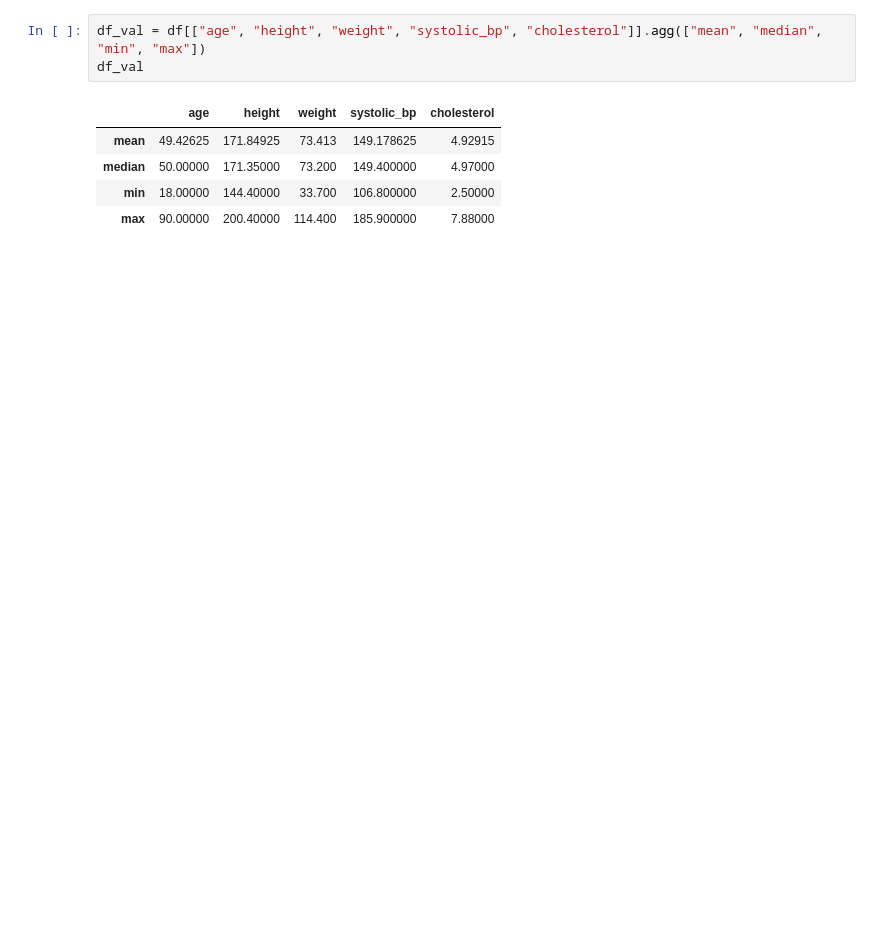
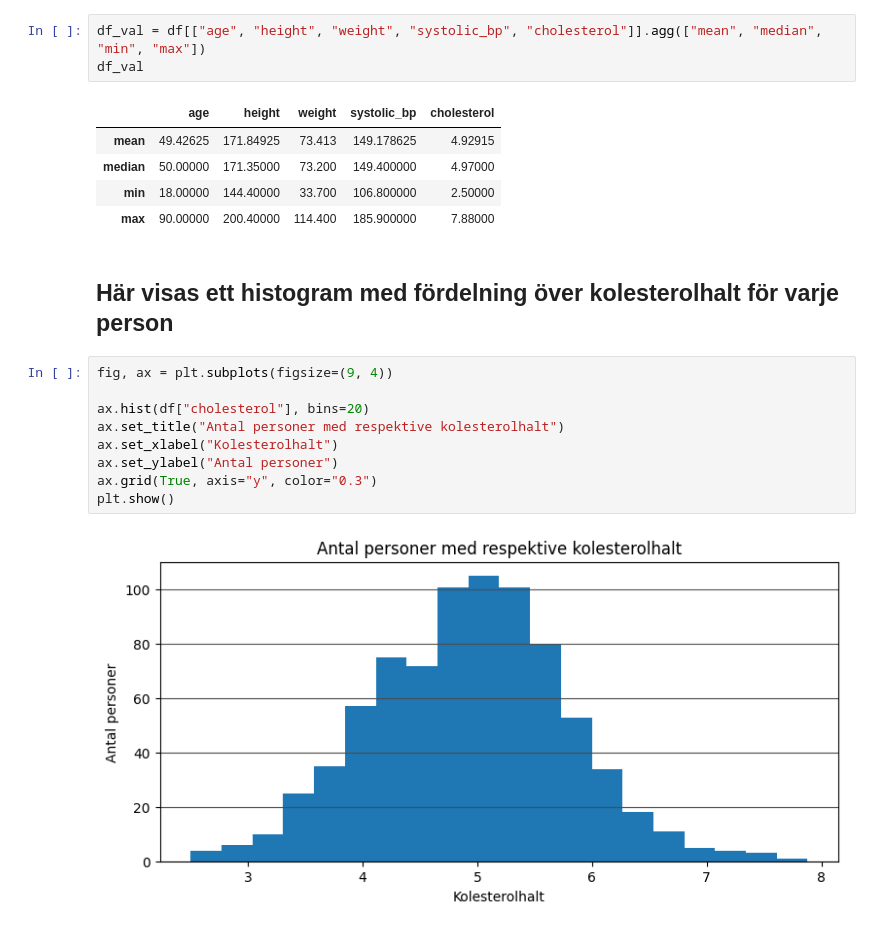
Before and after one commit to AntonAhnstedt/Healthstudy, a Jupyter notebook: Healthstudy.ipynb, the cells around one changed output. Drawn from its saved outputs; the diff is of its cells as text; blank space fills up the shorter version.

```diff
--- a/Healthstudy.ipynb
+++ b/Healthstudy.ipynb
@@ -47,3 +47,16 @@ df_val
 | median | 50.00000 | 171.35000 | 73.200 | 149.400000 | 4.97000 |
 | min | 18.00000 | 144.40000 | 33.700 | 106.800000 | 2.50000 |
 | max | 90.00000 | 200.40000 | 114.400 | 185.900000 | 7.88000 |
+# %% [markdown]
+## Här visas ett histogram med fördelning över kolesterolhalt för varje person
+# %%
+fig, ax = plt.subplots(figsize=(9, 4))
+
+ax.hist(df["cholesterol"], bins=20)
+ax.set_title("Antal personer med respektive kolesterolhalt")
+ax.set_xlabel("Kolesterolhalt")
+ax.set_ylabel("Antal personer")
+ax.grid(True, axis="y", color="0.3")
+plt.show()
+# %% [output]
+[figure, added]
```
Also changed, not shown: parts of 17 cells of this notebook.
